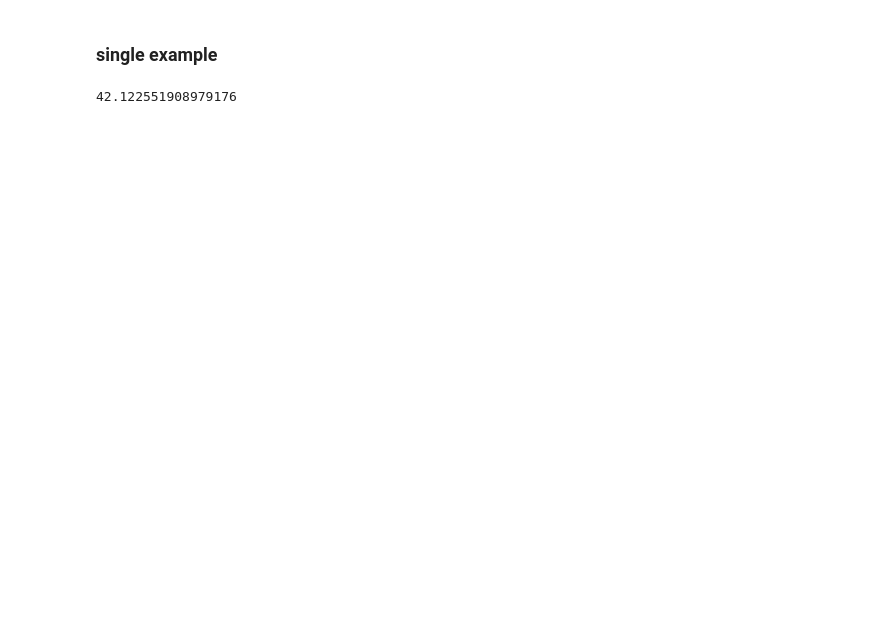
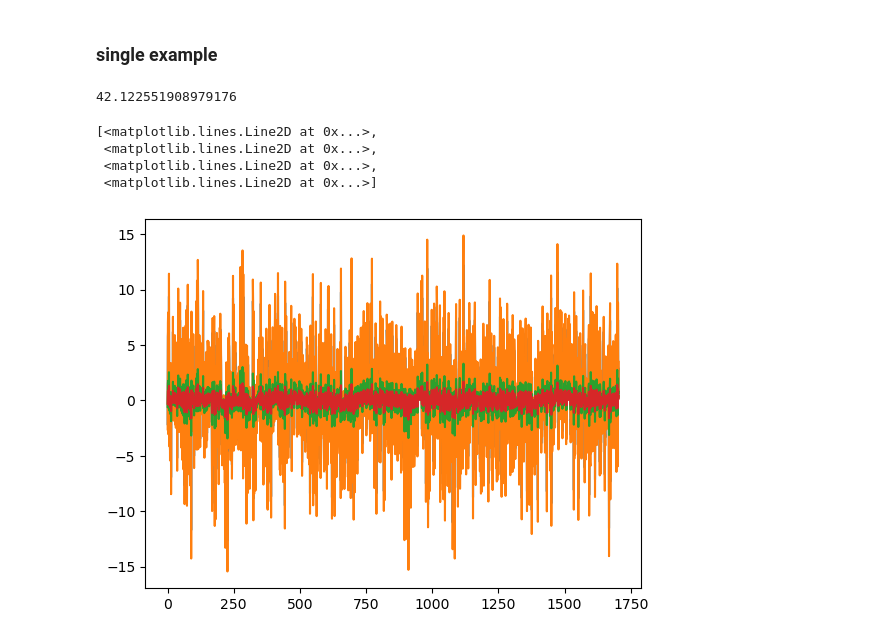
Before and after one commit to zahmed2003/BloodFlow, a Jupyter notebook: forecasting/forecast_gradboost.ipynb, the cells around one changed output. Drawn from its saved outputs; the diff is of its cells as text; code cells hidden in the pictures; blank space fills up the shorter version.

```diff
--- a/forecasting/forecast_gradboost.ipynb
+++ b/forecasting/forecast_gradboost.ipynb
@@ -142,4 +171,10 @@ print(mse)
 # %% [output]
 42.122551908979176
 # %%
-plt
+plt.plot(np.diff(data_train[:,:,1]).T)
+# %% [output]
+[<matplotlib.lines.Line2D at 0x...>,
+ <matplotlib.lines.Line2D at 0x...>,
+ <matplotlib.lines.Line2D at 0x...>,
+ <matplotlib.lines.Line2D at 0x...>]
+[figure, added]
```
Also changed, not shown: parts of 8 cells of this notebook, 1 other file.
